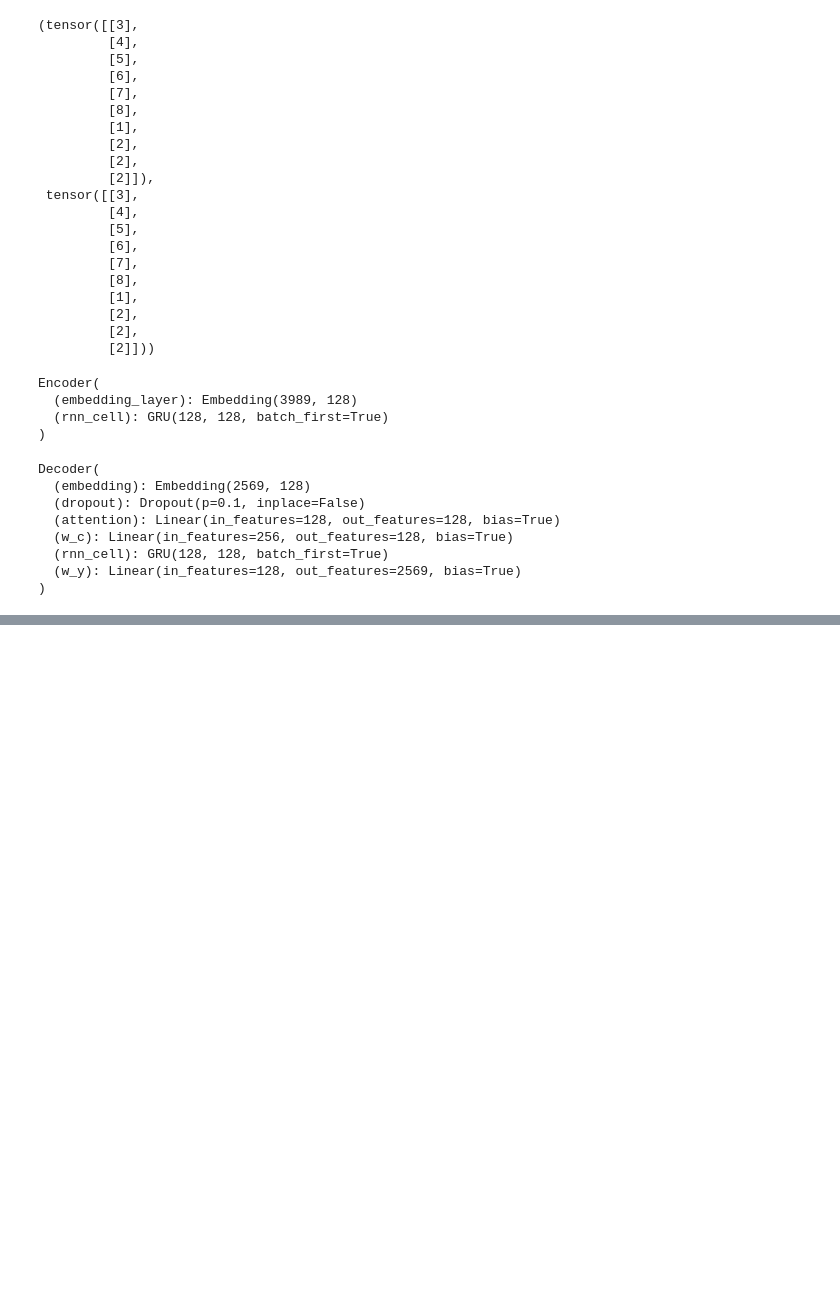
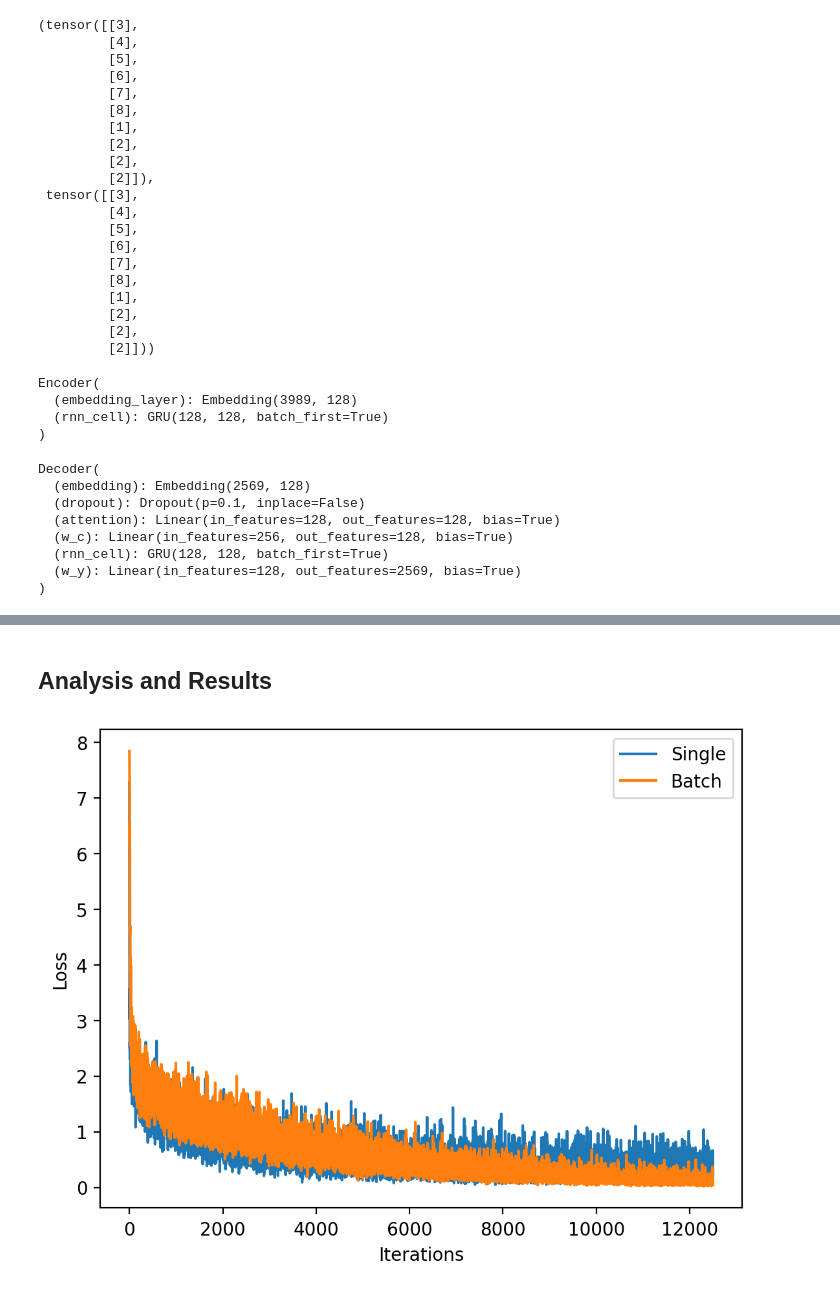
Before and after one commit to evangronberg/batched-attention-mechanism, a Jupyter notebook: GronbergWelserJoshiLaViale-Assign8.ipynb, the cells around one changed output, grey strips where cells are left out. Saved outputs shown, nothing was run; the diff lists cells and outputs as text; code cells hidden in the pictures; blank space fills up the shorter version.

Commit message:
Add single-iteration version and update analysis

```diff
--- a/GronbergWelserJoshiLaViale-Assign8.ipynb
+++ b/GronbergWelserJoshiLaViale-Assign8.ipynb
@@ -335,0 +339,7 @@ seq1: tu es parfois si pueril . <EOS> | seq2: you are so childish sometimes . <E
+# %%
+HIDDEN_N= 128
+BATCH_SIZE= 1
+DATASET_SIZE = BATCH_SIZE * (100000 // BATCH_SIZE)
+dataset = NMTDataset('nmt_dataset/eng-fra.txt', DATASET_SIZE)
+dt_loader = DataLoader(dataset, batch_size=BATCH_SIZE, shuffle=False)
+N = len(dt_loader.dataset)
@@ -335,0 +415,7 @@ seq1: tu es parfois si pueril . <EOS> | seq2: you are so childish sometimes . <E
+# %%
+encoder = Encoder(dataset.input_lang.n_words, HIDDEN_N).to(device)
+decoder = Decoder(HIDDEN_N, dataset.output_lang.n_words, dropout=0.1).to(device)
+
+e_optim = torch.optim.Adam(encoder.parameters())
+d_optim = torch.optim.Adam(decoder.parameters())
+loss_func = nn.NLLLoss()
@@ -335,0 +473,4 @@ seq1: tu es parfois si pueril . <EOS> | seq2: you are so childish sometimes . <E
+# %%
+%%time
+
+single_loss = train(encoder, decoder, info=True)
@@ -335,0 +481,16 @@ seq1: tu es parfois si pueril . <EOS> | seq2: you are so childish sometimes . <E
+# %% [markdown]
+## Analysis and Results
+# %%
+def plot_loss(single_loss: list, batch_loss: list, batch_size: int) -> None:
+    # Take the mean of the single loss every BATCH_SIZE iterations
+    single_loss = [np.mean(single_loss[i:i+batch_size]) for i in range(0, len(single_loss), batch_size)]
+    plt.plot(single_loss, label='Single')
+    plt.plot(batch_loss, label='Batch')
+    plt.xlabel('Iterations')
+    plt.ylabel('Loss')
+    plt.legend()
+    plt.show()
+# %%
+plot_loss(single_loss, batch_loss, 8)
+# %% [output]
+[figure, added]
```
Also changed, not shown: parts of 11 cells of this notebook.
